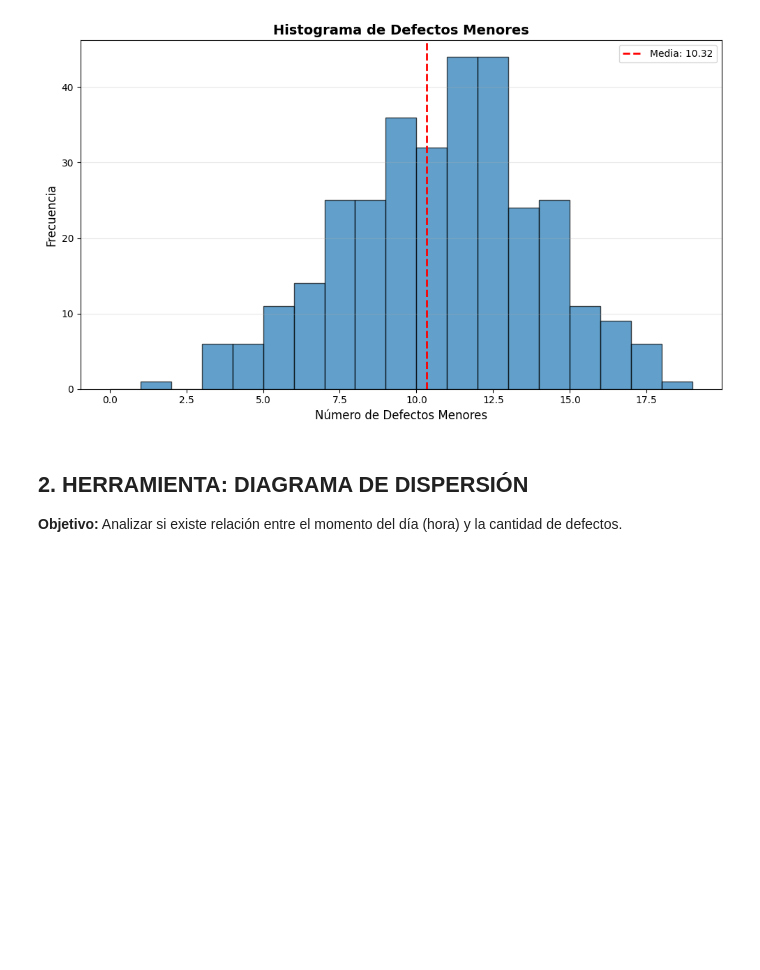
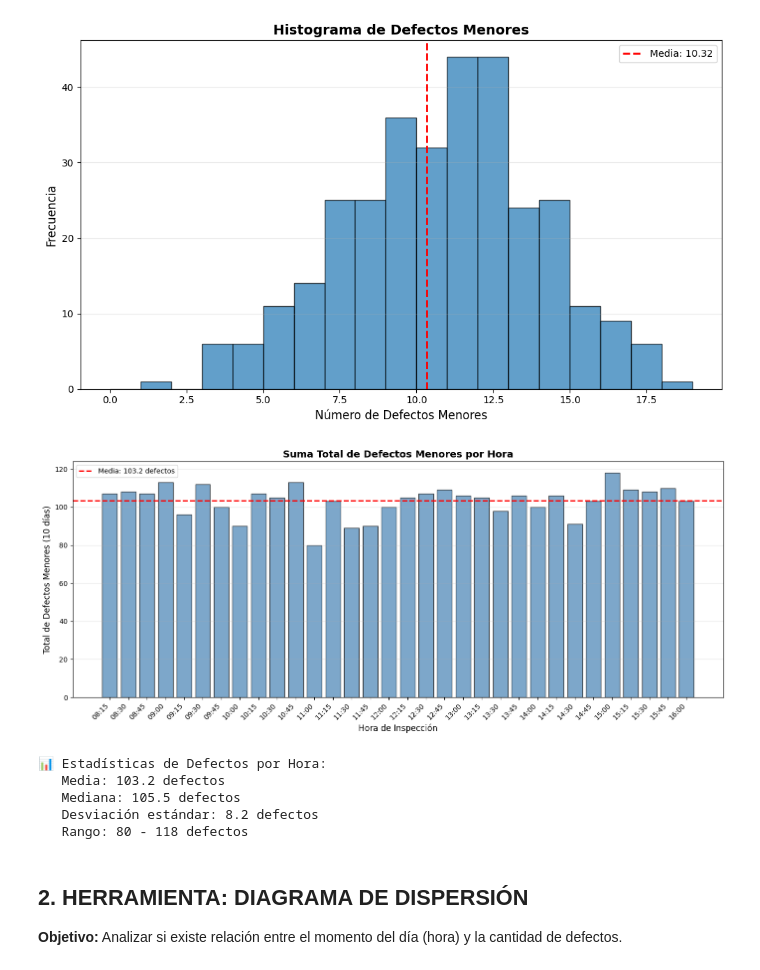
Before and after one commit to pitta1881/CalidadSistemas-Integrador, a Jupyter notebook: electricComponents/src/electricComponents.ipynb, the cells around one changed output. Saved outputs shown, nothing was run; the diff lists cells and outputs as text; code cells hidden in the pictures; blank space fills up the shorter version.

```diff
--- a/electricComponents/src/electricComponents.ipynb
+++ b/electricComponents/src/electricComponents.ipynb
@@ -132,6 +142,36 @@ plt.tight_layout()
 plt.show()
 # %% [output]
 [figure]
+# %%
+# Defectos por hora
+defectos_por_hora = df_long.groupby('Hora')['Defectos_Menores'].sum()
+
+plt.figure(figsize=(14, 6))
+horas_ordenadas = defectos_por_hora.sort_index()
+plt.bar(range(len(horas_ordenadas)), horas_ordenadas.values, color='steelblue', edgecolor='black', alpha=0.7)
+plt.axhline(defectos_por_hora.mean(), color='red', linestyle='--', linewidth=2, label=f'Media: {defectos_por_hora.mean():.1f} defectos')
+plt.xticks(range(len(horas_ordenadas)), horas_ordenadas.index, rotation=45, ha='right')
+plt.xlabel('Hora de Inspección', fontsize=12)
+plt.ylabel('Total de Defectos Menores (10 días)', fontsize=12)
+plt.title('Suma Total de Defectos Menores por Hora', fontsize=14, fontweight='bold')
+plt.legend()
+plt.grid(axis='y', alpha=0.3)
+plt.tight_layout()
+plt.show()
+
+# Estadísticas
+print(f"\n📊 Estadísticas de Defectos por Hora:")
+print(f"   Media: {defectos_por_hora.mean():.1f} defectos")
+print(f"   Mediana: {defectos_por_hora.median():.1f} defectos")
+print(f"   Desviación estándar: {defectos_por_hora.std():.1f} defectos")
+print(f"   Rango: {defectos_por_hora.min()} - {defectos_por_hora.max()} defectos")
+# %% [output]
+[figure, added]
+📊 Estadísticas de Defectos por Hora:
+   Media: 103.2 defectos
+   Mediana: 105.5 defectos
+   Desviación estándar: 8.2 defectos
+   Rango: 80 - 118 defectos
 # %% [markdown]
 ## 2. HERRAMIENTA: DIAGRAMA DE DISPERSIÓN
 **Objetivo:** Analizar si existe relación entre el momento del día (hora) y la cantidad de defectos.
```
Also changed, not shown: parts of 7 cells of this notebook, 15 other files.
